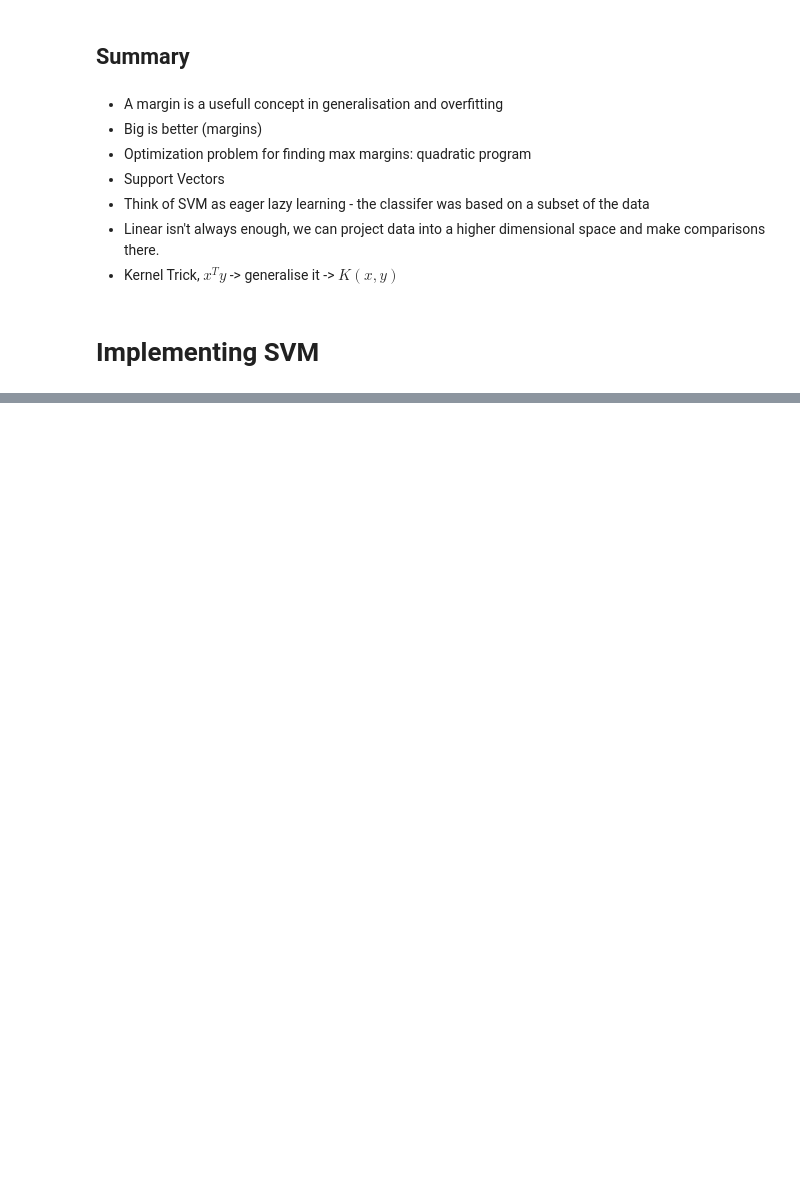
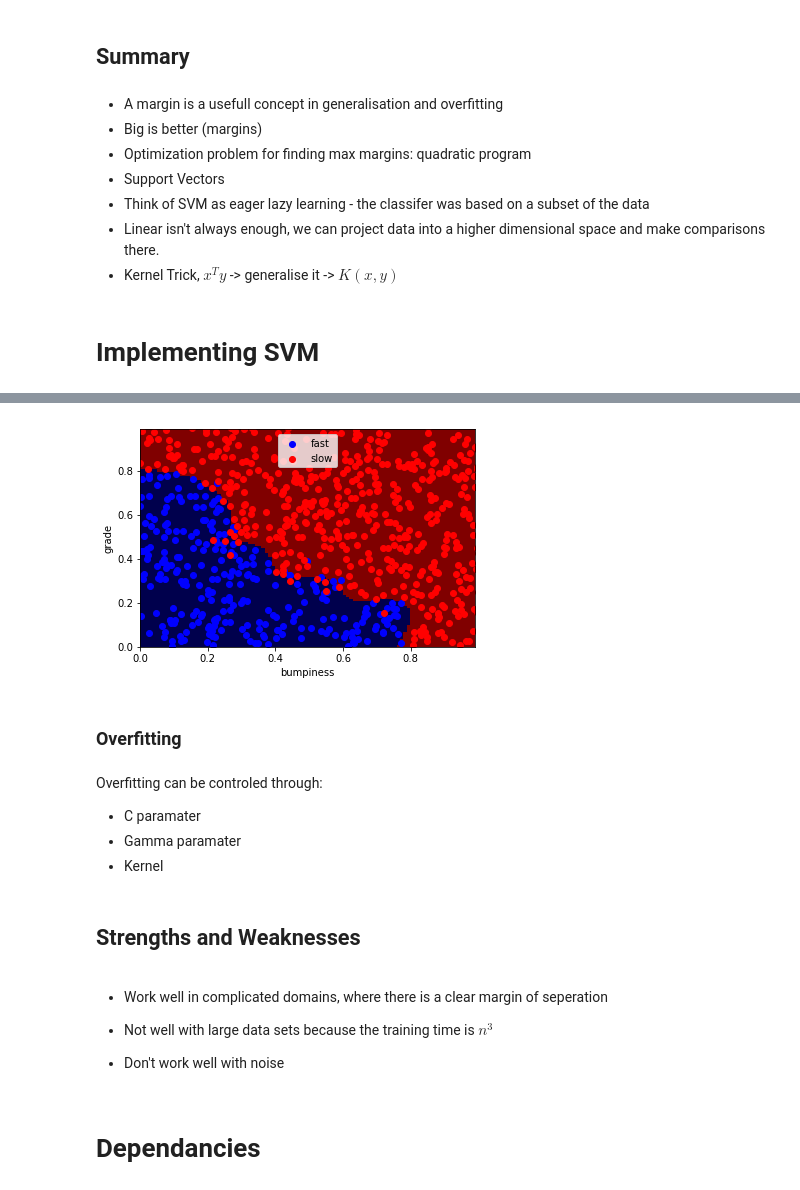
Before and after one commit to JeroenSchmidt/machine-learning, a Jupyter notebook: Notes/Supervised Learning/Support Vector Machines.ipynb, the cells around one changed output, grey strips where cells are left out. Saved outputs shown, nothing was run; the diff lists cells and outputs as text; code cells hidden in the pictures; blank space fills up the shorter version.

```diff
--- a/Notes/Supervised Learning/Support Vector Machines.ipynb
+++ b/Notes/Supervised Learning/Support Vector Machines.ipynb
@@ -123,0 +259,24 @@ Thinking back to polynomial linear regression, in the SVM case we are sperating
+# %%
+clf_rbf = SVC(kernel="rbf",gamma=100)
+clf_rbf.fit(features_train, labels_train)
+%matplotlib inline
+prettyPicture(clf_rbf, features_train, labels_train)
+# %% [output]
+[figure, added]
+# %% [markdown]
+### Overfitting
+# %% [markdown]
+Overfitting can be controled through:
+* C paramater
+* Gamma paramater
+* Kernel
+# %% [markdown]
+## Strengths and Weaknesses
+# %% [markdown]
+* Work well in complicated domains, where there is a clear margin of seperation
+
+* Not well with large data sets because the training time is $n^3$
+
+* Don't work well with noise
+# %% [markdown]
+# Dependancies
```
Also changed, not shown: parts of 36 cells of this notebook.
